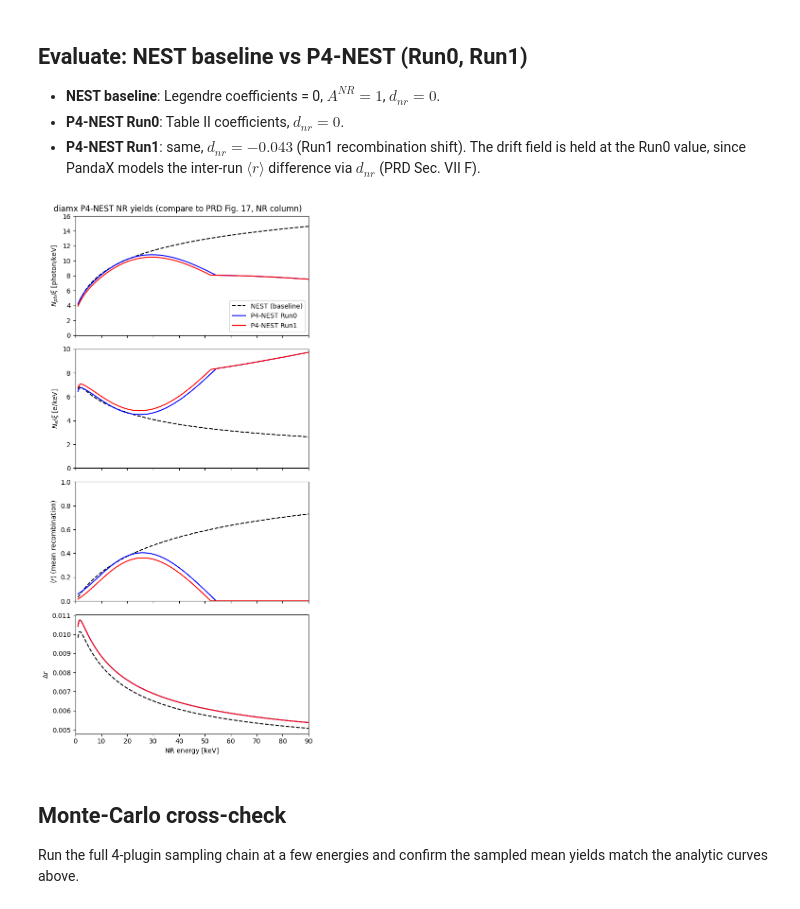
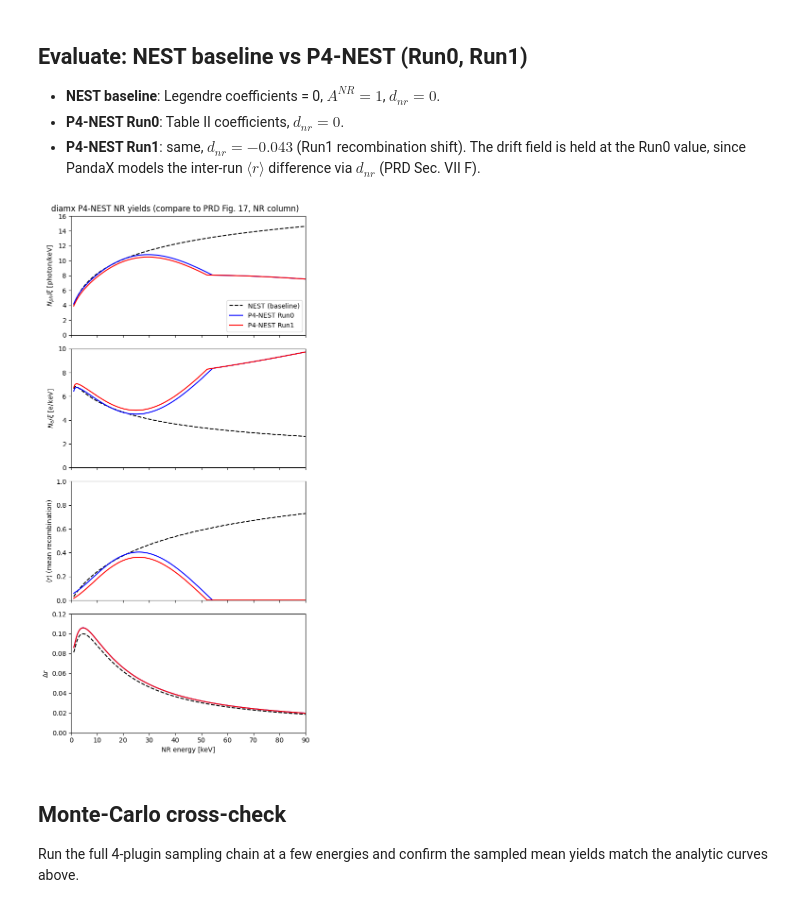
Before and after one commit to mhliu0001/diamx, a Jupyter notebook: notebooks/pandax4t_nr_yields.ipynb, the cells around one changed output. Drawn from its saved outputs; the diff is of its cells as text; code cells hidden in the pictures.

```diff
--- a/notebooks/pandax4t_nr_yields.ipynb
+++ b/notebooks/pandax4t_nr_yields.ipynb
@@ -95,20 +95,20 @@ ly_1, qy_1, r_1, dr_1 = nr_means(energies, p4_run1)
 # %%
 fig, ax = plt.subplots(4, 1, figsize=(6, 12), sharex=True)
 for a, (yn, y0, y1) in zip(ax, [(ly_n, ly_0, ly_1), (qy_n, qy_0, qy_1),
                                 (r_n, r_0, r_1), (dr_n, dr_0, dr_1)]):
     a.plot(energies, yn, 'k--', label='NEST (baseline)')
     a.plot(energies, y0, 'b-', label='P4-NEST Run0')
     a.plot(energies, y1, 'r-', label='P4-NEST Run1')
 ax[0].set_ylabel(r'$N_{ph}/\xi$ [photon/keV]'); ax[0].set_ylim(0, 16); ax[0].legend()
 ax[1].set_ylabel(r'$N_e/\xi$ [e/keV]'); ax[1].set_ylim(0, 10)
 ax[2].set_ylabel(r'$\langle r \rangle$ (mean recombination)'); ax[2].set_ylim(0, 1)
-ax[3].set_ylabel(r'$\Delta r$')  # autoscale; compare scale against Fig. 17
+ax[3].set_ylabel(r'$\Delta r$'); ax[3].set_ylim(0, 0.12)
 ax[3].set_xlabel('NR energy [keV]'); ax[3].set_xlim(0, 90)
 fig.suptitle('diamx P4-NEST NR yields (compare to PRD Fig. 17, NR column)')
 fig.tight_layout()
 plt.show()
 # %% [output]
-[figure, old version]
+[figure, new version]
 # %% [markdown]
 ## Monte-Carlo cross-check
 Run the full 4-plugin sampling chain at a few energies and confirm the sampled mean yields match the analytic curves above.
```
Also changed, not shown: parts of 2 cells of this notebook, 1 other file.
